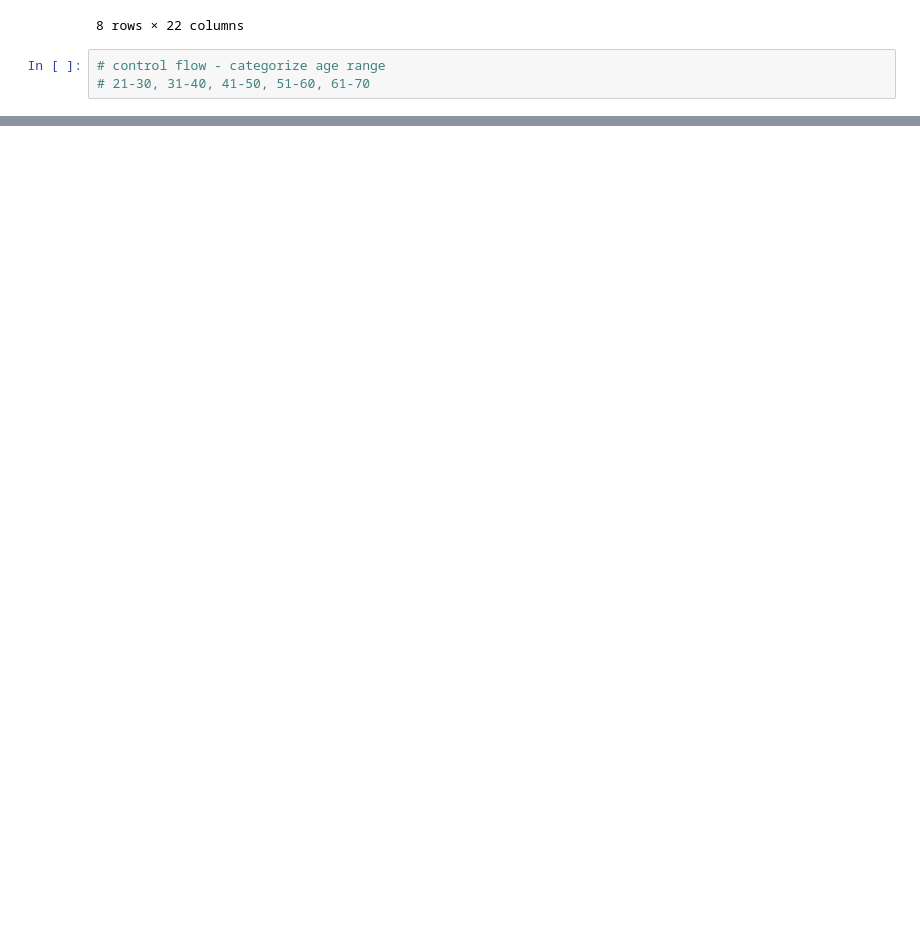
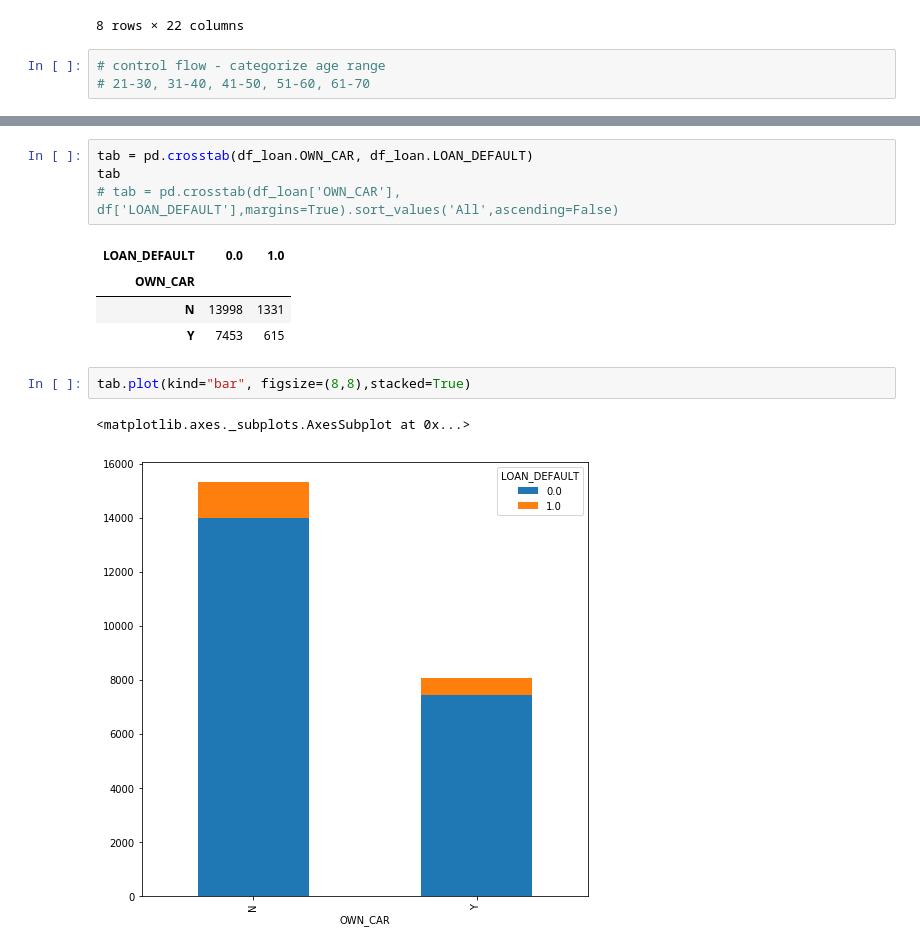
Before and after one commit to kkmendiola/Eskwelabs-Hackathon-Week2, a Jupyter notebook: Hackathon_Week2_Rikki.ipynb, the cells around one changed output, grey strips where cells are left out. Cells and saved outputs as stored; diff of their text form; blank space fills up the shorter version.

```diff
--- a/Hackathon_Week2_Rikki.ipynb
+++ b/Hackathon_Week2_Rikki.ipynb
@@ -209,0 +272,14 @@ df_loan.describe()
+# %%
+tab = pd.crosstab(df_loan.OWN_CAR, df_loan.LOAN_DEFAULT)
+tab
+# tab = pd.crosstab(df_loan['OWN_CAR'], df['LOAN_DEFAULT'],margins=True).sort_values('All',ascending=False)
+# %% [output]
+| LOAN_DEFAULT | 0.0 | 1.0 |
+| OWN_CAR |  |  |
+| N | 13998 | 1331 |
+| Y | 7453 | 615 |
+# %%
+tab.plot(kind="bar", figsize=(8,8),stacked=True)
+# %% [output]
+<matplotlib.axes._subplots.AxesSubplot at 0x...>
+[figure, added]
```
Also changed, not shown: parts of 8 cells of this notebook.
